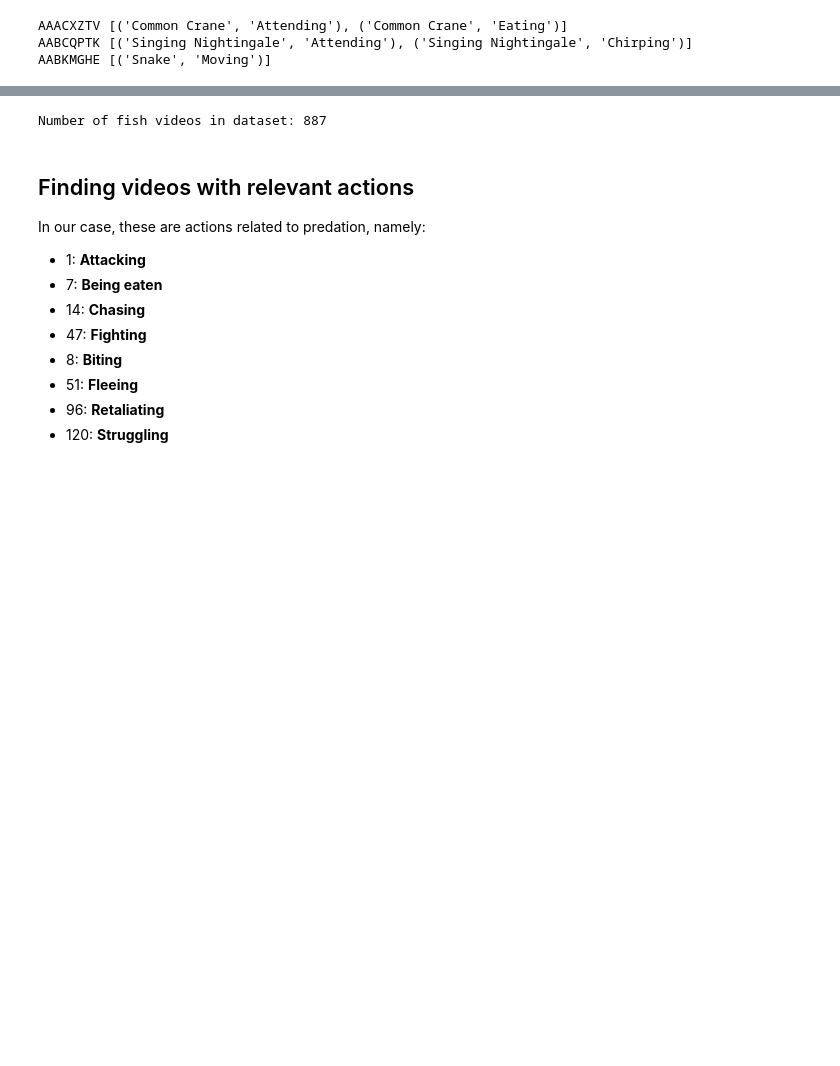
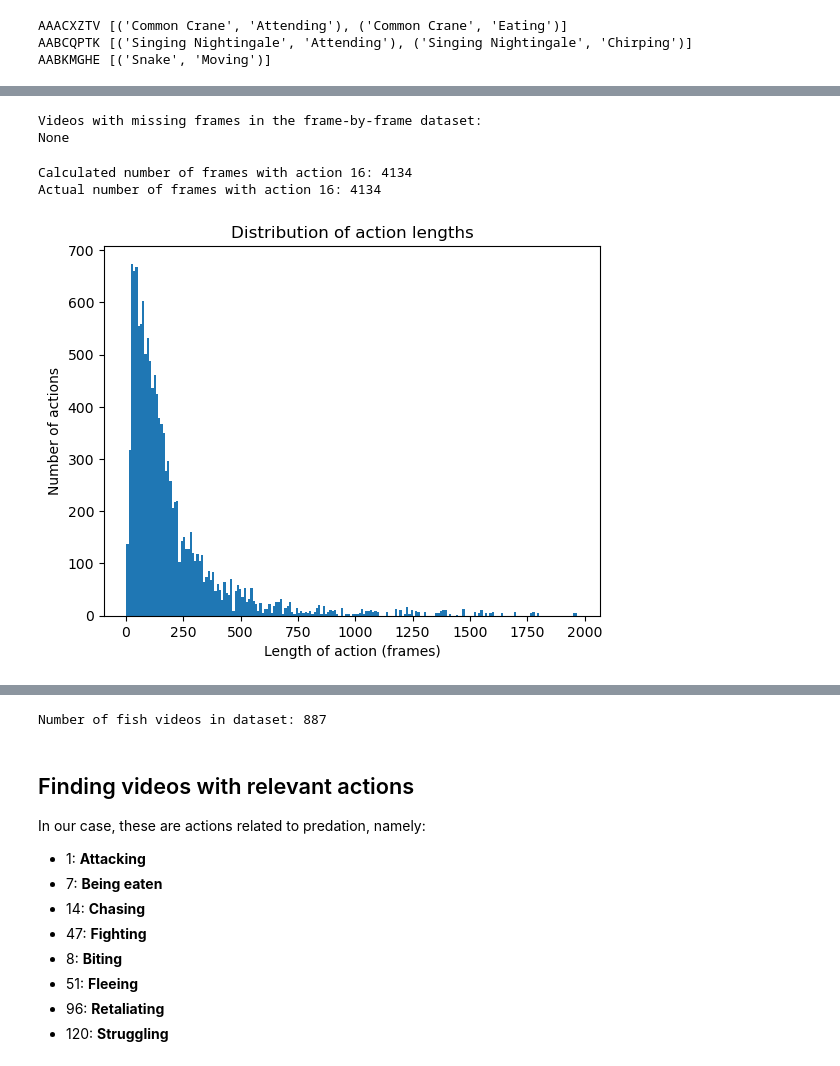
Before and after one commit to ZsofiaK/masterthesis, a Jupyter notebook: Animal Kingdom/AK_AR_exploration.ipynb, the cells around one changed output, grey strips where cells are left out. Cells and saved outputs as stored; diff of their text form; code cells hidden in the pictures; blank space fills up the shorter version.

```diff
--- a/Animal Kingdom/AK_AR_exploration.ipynb
+++ b/Animal Kingdom/AK_AR_exploration.ipynb
@@ -47,0 +61,4 @@ AABKMGHE [('Snake', 'Moving')]
+# %%
+frames_dict = {frame_AR['original_vido_id'][i] : [] for i in frame_AR.index}
+# %%
+action_frames_dict = {id : {} for id in frames_dict}
@@ -47,0 +85,76 @@ AABKMGHE [('Snake', 'Moving')]
+# %%
+print('Videos with missing frames in the frame-by-frame dataset:')
+
+any_missing = False
+
+for id, length in frames_length_dict.items():
+    if length != frames_dict[id][-1]:
+        print(id)
+
+        any_missing = True
+
+if not any_missing:
+    print('None')
+# %% [output]
+Videos with missing frames in the frame-by-frame dataset:
+None
+# %%
+action_lengths_dict = {}
+action_proportions_dict = {}
+
+for id, action_dict in action_frames_dict.items():
+    video_length = frames_length_dict[id]
+
+    for action, frames in action_dict.items():
+        if action not in action_lengths_dict:
+            action_lengths_dict[action] = []
+
+        if action not in action_proportions_dict:
+            action_proportions_dict[action] = []
+
+        length_list = []
+        proportions_list = []
+        current_length = 1
+
+        for i in range(1, len(frames)):
+            if frames[i] == frames[i - 1] + 1:
+                current_length += 1
+            else:
+                length_list.append(current_length)
+                proportions_list.append(current_length / video_length)
+                current_length = 1
+
+        length_list.append(current_length)
+        proportions_list.append(current_length / video_length)
+
+        action_lengths_dict[action].extend(length_list)
+        action_proportions_dict[action].extend(proportions_list)
+# %%
+# Checking for bugs.
+
+test_action = list(action_lengths_dict.keys())[0]
+
+print(f'Calculated number of frames with action {test_action}: {sum(action_lengths_dict[test_action])}')
+
+counter = 0
+
+for i in frame_AR.index:
+    if test_action in frame_AR['labels'][i].split(','):
+        counter += 1
+
+print(f'Actual number of frames with action {test_action}: {counter}')
+# %% [output]
+Calculated number of frames with action 16: 4134
+Actual number of frames with action 16: 4134
+# %%
+all_lengths = [length for length_list in action_lengths_dict.values() for length in length_list]
+
+plt.hist(all_lengths, bins=200)
+
+plt.xlabel('Length of action (frames)')
+plt.ylabel('Number of actions')
+plt.title('Distribution of action lengths')
+
+plt.show()
+# %% [output]
+[figure, added]
```
Also changed, not shown: parts of 7 cells of this notebook, 1 other file.
